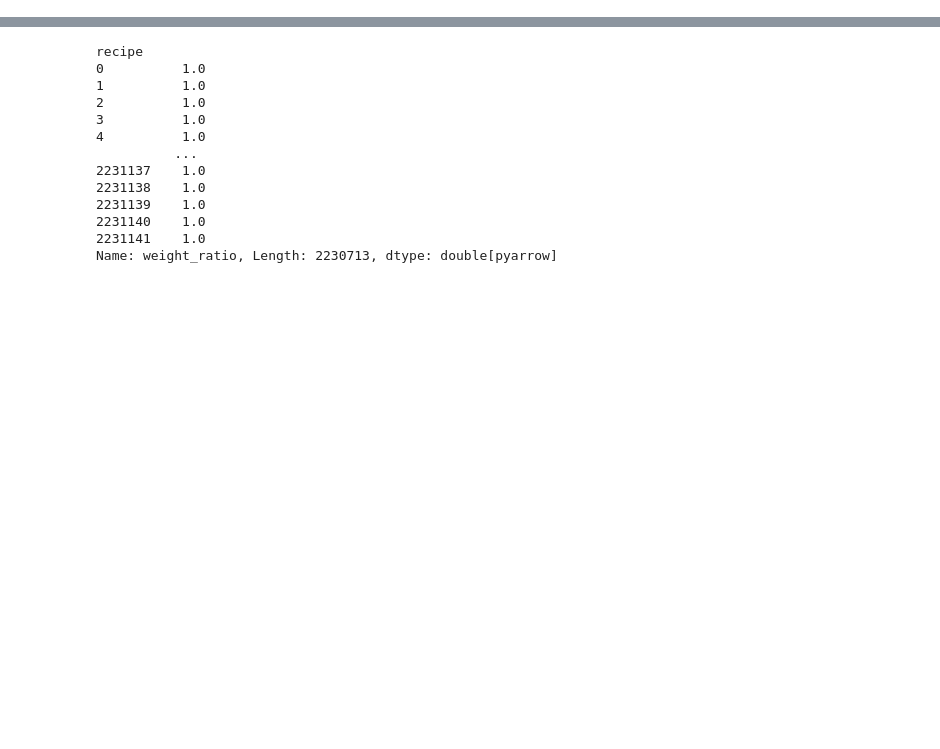
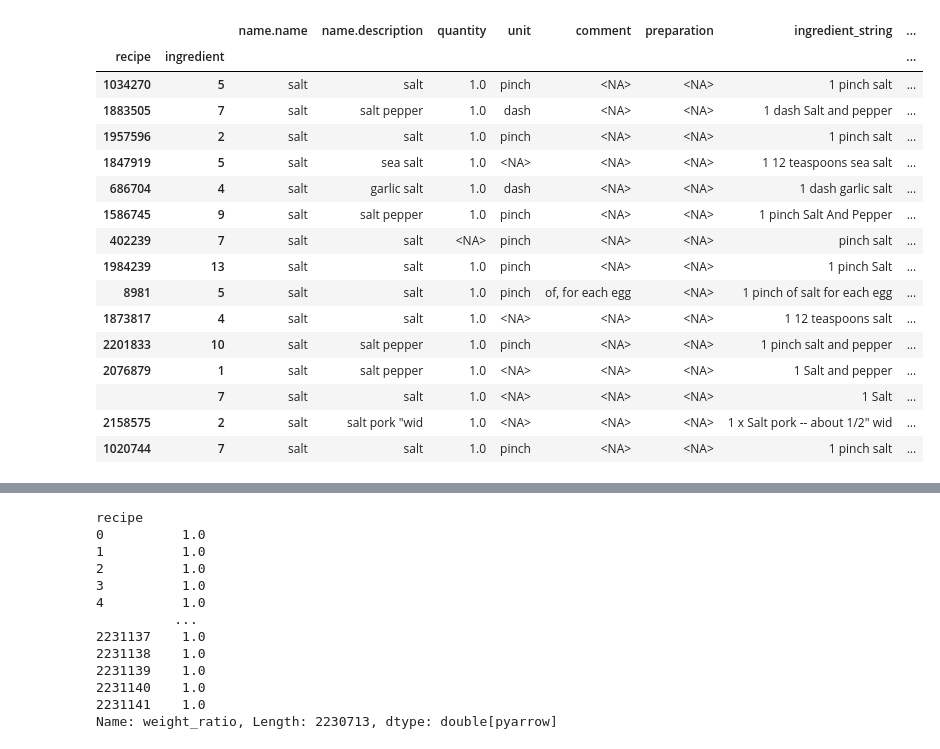
Before and after one commit to stephankostov/recipe-generator-dataset, a Jupyter notebook: notebooks/evaluation/final-weights-evaluate.ipynb, the cells around one changed output, grey strips where cells are left out. Saved outputs shown, nothing was run; the diff lists cells and outputs as text; code cells hidden in the pictures; blank space fills up the shorter version.

```diff
--- a/notebooks/evaluation/final-weights-evaluate.ipynb
+++ b/notebooks/evaluation/final-weights-evaluate.ipynb
@@ -10,0 +44,5 @@ import numpy as np
+# %%
+ingredients_df = pd.read_feather(f'{root}/../data/local/recipe/partial/ingredients/0.feather')
+# %%
+salt_ing = ingredients_df[ingredients_df['name.name'] == 'salt']
+salt_ing
@@ -10,0 +105,20 @@ import numpy as np
+# %%
+salt_ing[salt_ing['unit_type'] == 'portion']
+# %% [output]
+|  |  | name.name | name.description | quantity | unit | comment | preparation | ingredient_string | ... |
+| recipe | ingredient |  |  |  |  |  |  |  | ... |
+| 1034270 | 5 | salt | salt | 1.0 | pinch | <NA> | <NA> | 1 pinch salt | ... |
+| 1883505 | 7 | salt | salt pepper | 1.0 | dash | <NA> | <NA> | 1 dash Salt and pepper | ... |
+| 1957596 | 2 | salt | salt | 1.0 | pinch | <NA> | <NA> | 1 pinch salt | ... |
+| 1847919 | 5 | salt | sea salt | 1.0 | <NA> | <NA> | <NA> | 1 12 teaspoons sea salt | ... |
+| 686704 | 4 | salt | garlic salt | 1.0 | dash | <NA> | <NA> | 1 dash garlic salt | ... |
+| 1586745 | 9 | salt | salt pepper | 1.0 | pinch | <NA> | <NA> | 1 pinch Salt And Pepper | ... |
+| 402239 | 7 | salt | salt | <NA> | pinch | <NA> | <NA> | pinch salt | ... |
+| 1984239 | 13 | salt | salt | 1.0 | pinch | <NA> | <NA> | 1 pinch Salt | ... |
+| 8981 | 5 | salt | salt | 1.0 | pinch | of, for each egg | <NA> | 1 pinch of salt for each egg | ... |
+| 1873817 | 4 | salt | salt | 1.0 | <NA> | <NA> | <NA> | 1 12 teaspoons salt | ... |
+| 2201833 | 10 | salt | salt pepper | 1.0 | pinch | <NA> | <NA> | 1 pinch salt and pepper | ... |
+| 2076879 | 1 | salt | salt pepper | 1.0 | <NA> | <NA> | <NA> | 1 Salt and pepper | ... |
+|  | 7 | salt | salt | 1.0 | <NA> | <NA> | <NA> | 1 Salt | ... |
+| 2158575 | 2 | salt | salt pork "wid | 1.0 | <NA> | <NA> | <NA> | 1 x Salt pork -- about 1/2" wid | ... |
+| 1020744 | 7 | salt | salt | 1.0 | pinch | <NA> | <NA> | 1 pinch salt | ... |
```
Also changed, not shown: parts of 22 cells of this notebook, 17 other files.
